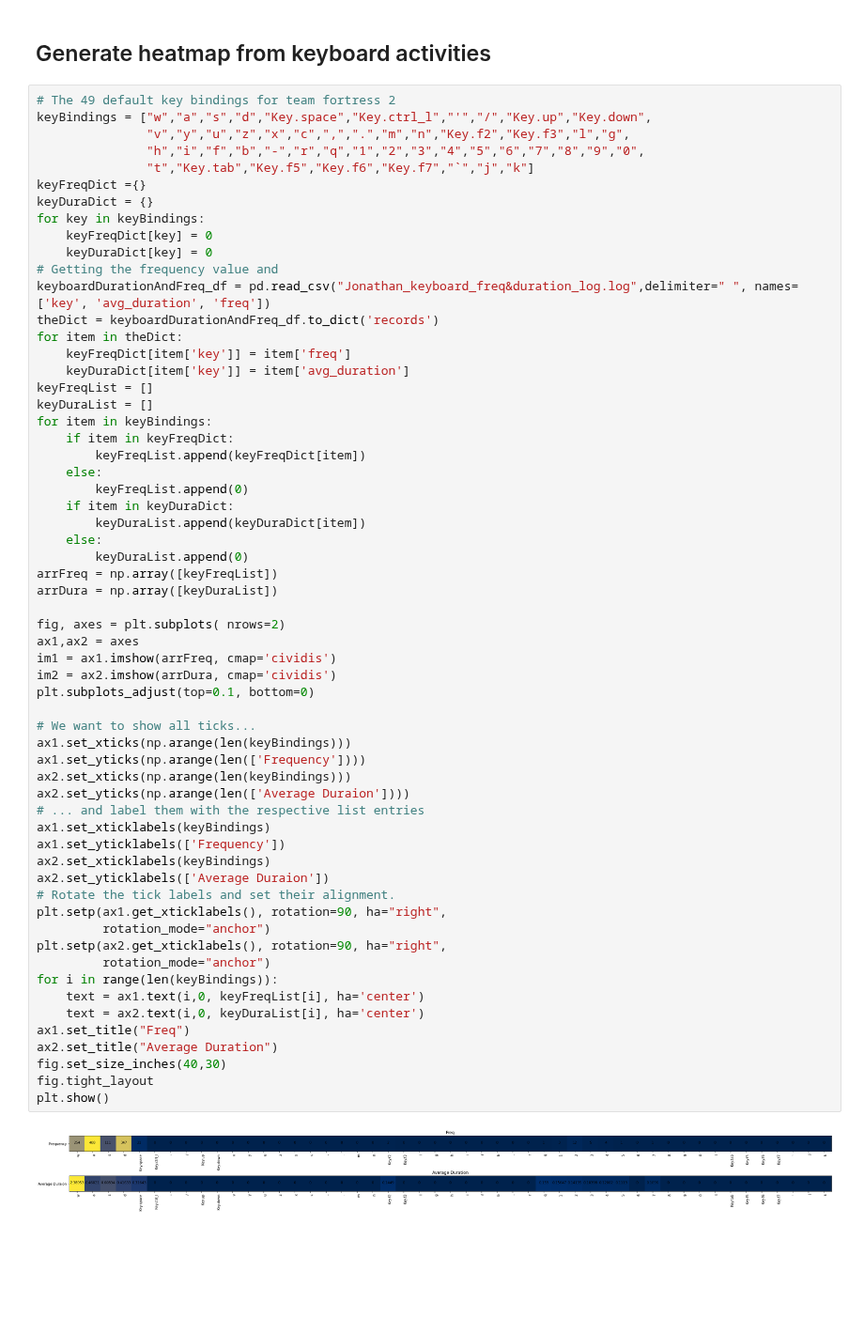
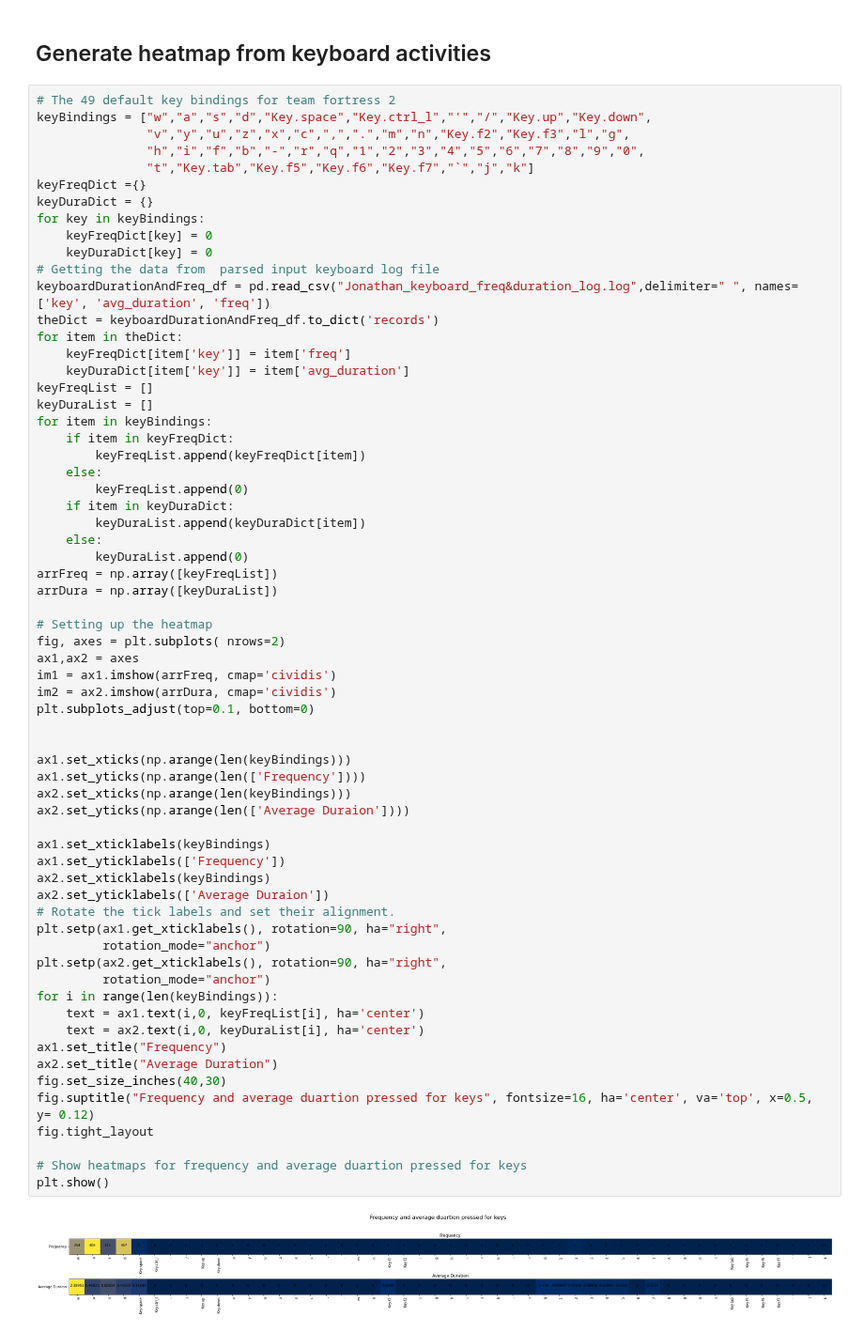
Before and after one commit to HengjunLuo/capstone-landis, a Jupyter notebook: log_parser.ipynb, the cells around one changed output. Shown at 94% size. Saved outputs shown, nothing was run; the diff lists cells and outputs as text; blank space fills up the shorter version.

Commit message:
Added keyboadr heatmap

```diff
--- a/log_parser.ipynb
+++ b/log_parser.ipynb
@@ -217,7 +217,7 @@ keyDuraDict = {}
 for key in keyBindings:
     keyFreqDict[key] = 0
     keyDuraDict[key] = 0
-# Getting the frequency value and
+# Getting the data from  parsed input keyboard log file
 keyboardDurationAndFreq_df = pd.read_csv("Jonathan_keyboard_freq&duration_log.log",delimiter=" ", names=['key', 'avg_duration', 'freq'])
 theDict = keyboardDurationAndFreq_df.to_dict('records')
 for item in theDict:
@@ -237,34 +237,38 @@ for item in keyBindings:
 arrFreq = np.array([keyFreqList])
 arrDura = np.array([keyDuraList])
 
+# Setting up the heatmap
 fig, axes = plt.subplots( nrows=2)
 ax1,ax2 = axes
 im1 = ax1.imshow(arrFreq, cmap='cividis')
 im2 = ax2.imshow(arrDura, cmap='cividis')
 plt.subplots_adjust(top=0.1, bottom=0)
 
-# We want to show all ticks...
+
 ax1.set_xticks(np.arange(len(keyBindings)))
 ax1.set_yticks(np.arange(len(['Frequency'])))
 ax2.set_xticks(np.arange(len(keyBindings)))
 ax2.set_yticks(np.arange(len(['Average Duraion'])))
-# ... and label them with the respective list entries
+
 ax1.set_xticklabels(keyBindings)
 ax1.set_yticklabels(['Frequency'])
 ax2.set_xticklabels(keyBindings)
 ax2.set_yticklabels(['Average Duraion'])
 # Rotate the tick labels and set their alignment.
 plt.setp(ax1.get_xticklabels(), rotation=90, ha="right",
          rotation_mode="anchor")
 plt.setp(ax2.get_xticklabels(), rotation=90, ha="right",
          rotation_mode="anchor")
 for i in range(len(keyBindings)):
     text = ax1.text(i,0, keyFreqList[i], ha='center')
     text = ax2.text(i,0, keyDuraList[i], ha='center')
-ax1.set_title("Freq")
+ax1.set_title("Frequency")
 ax2.set_title("Average Duration")
 fig.set_size_inches(40,30)
+fig.suptitle("Frequency and average duartion pressed for keys", fontsize=16, ha='center', va='top', x=0.5, y= 0.12)
 fig.tight_layout
+
+# Show heatmaps for frequency and average duartion pressed for keys
 plt.show()
 # %% [output]
-[figure, old version]
+[figure, new version]
```
